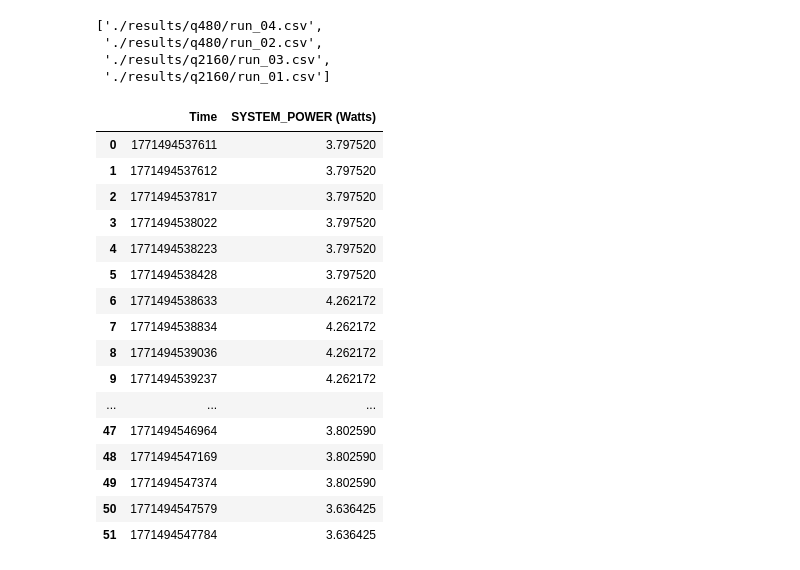
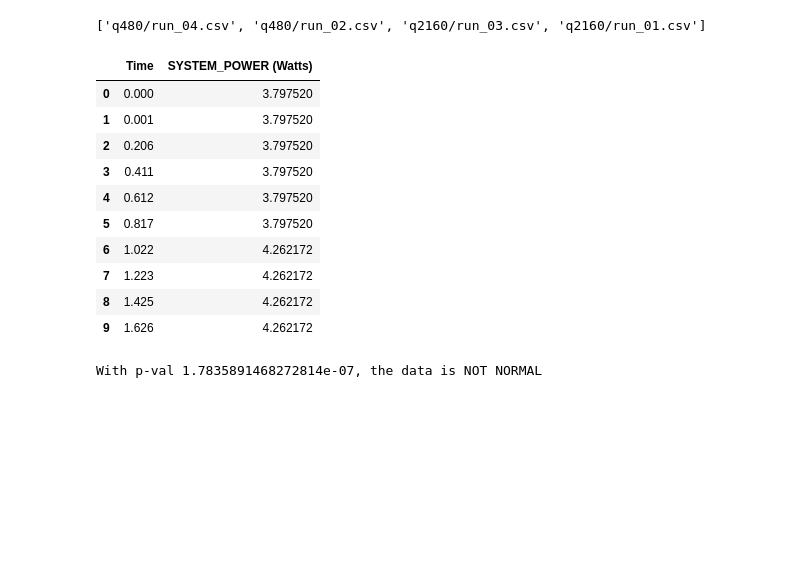
Before and after one commit to g34-sustainable-software/p1_dev, a Jupyter notebook: compilation.ipynb, the cells around one changed output. Cells and saved outputs as stored; diff of their text form; code cells hidden in the pictures; blank space fills up the shorter version.

```diff
--- a/compilation.ipynb
+++ b/compilation.ipynb
@@ -14,31 +18,32 @@ files = []
 for q in QUALITY_DIRECTORIES:
     runs = os.listdir(f"{DATA_DIRECTORY}/{q}")
     for f in runs:
-        files.append(f"{DATA_DIRECTORY}/{q}/{f}")
+        files.append(f"{q}/{f}")
 files
 # %% [output]
-['./results/q480/run_04.csv',
- './results/q480/run_02.csv',
- './results/q2160/run_03.csv',
- './results/q2160/run_01.csv']
+['q480/run_04.csv', 'q480/run_02.csv', 'q2160/run_03.csv', 'q2160/run_01.csv']
 # %%
-example = pd.read_csv(files[0])[['Time', 'SYSTEM_POWER (Watts)']]
-example
+example = pd.read_csv(f"{DATA_DIRECTORY}/{files[0]}")[['Time', 'SYSTEM_POWER (Watts)']]
+first_time = example['Time'].iloc[0]
+example['Time'] = example['Time'].apply(lambda x: (x - first_time) / 1000)
+example.head(10)
 # %% [output]
 |  | Time | SYSTEM_POWER (Watts) |
-| 0 | 1771494537611 | 3.797520 |
-| 1 | 1771494537612 | 3.797520 |
-| 2 | 1771494537817 | 3.797520 |
-| 3 | 1771494538022 | 3.797520 |
-| 4 | 1771494538223 | 3.797520 |
-| 5 | 1771494538428 | 3.797520 |
-| 6 | 1771494538633 | 4.262172 |
-| 7 | 1771494538834 | 4.262172 |
-| 8 | 1771494539036 | 4.262172 |
-| 9 | 1771494539237 | 4.262172 |
-| ... | ... | ... |
-| 47 | 1771494546964 | 3.802590 |
-| 48 | 1771494547169 | 3.802590 |
-| 49 | 1771494547374 | 3.802590 |
-| 50 | 1771494547579 | 3.636425 |
-| 51 | 1771494547784 | 3.636425 |
+| 0 | 0.000 | 3.797520 |
+| 1 | 0.001 | 3.797520 |
+| 2 | 0.206 | 3.797520 |
+| 3 | 0.411 | 3.797520 |
+| 4 | 0.612 | 3.797520 |
+| 5 | 0.817 | 3.797520 |
+| 6 | 1.022 | 4.262172 |
+| 7 | 1.223 | 4.262172 |
+| 8 | 1.425 | 4.262172 |
+| 9 | 1.626 | 4.262172 |
+# %%
+# Check whether Data is normal
+
+stats, p_val = shapiro(example['SYSTEM_POWER (Watts)'])
+
+print(f"With p-val {p_val}, the data is {'NOT NORMAL' if p_val < 0.05 else 'NORMAL'}")
+# %% [output]
+With p-val 1.7835891468272814e-07, the data is NOT NORMAL
```
Also changed, not shown: parts of 11 cells of this notebook, 2 other files.
